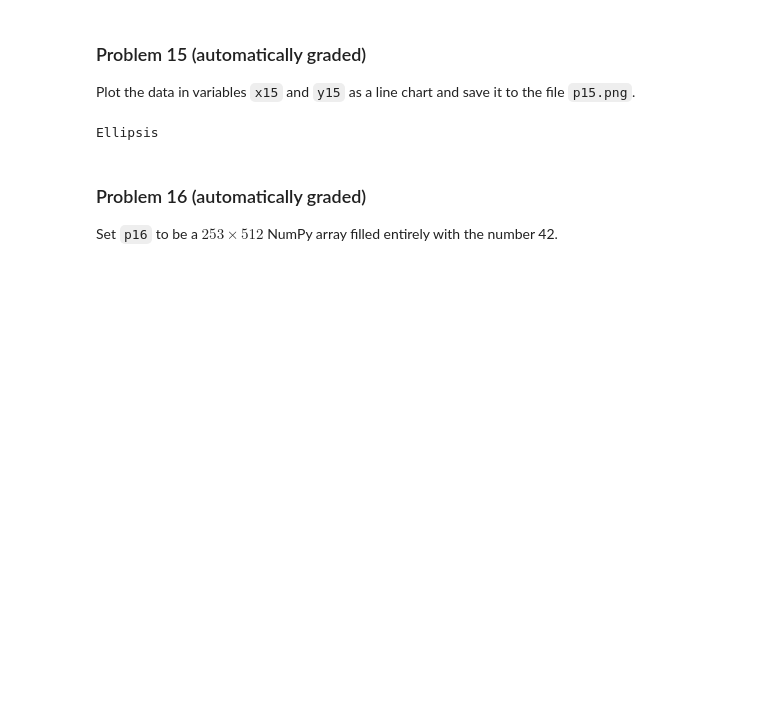
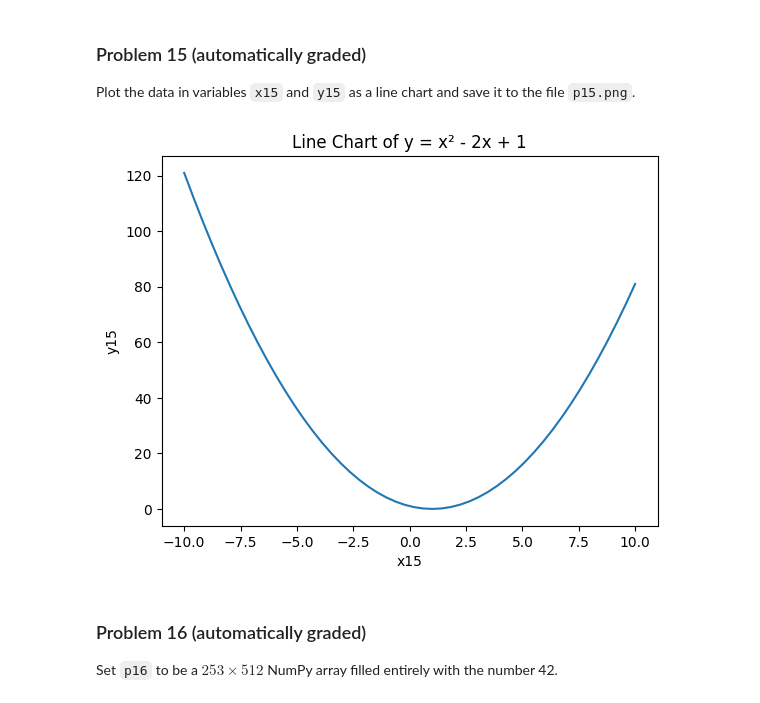
Before and after one commit to JCameronH/dx602-homework-10, a Jupyter notebook: homework.ipynb, the cells around one changed output. Saved outputs shown, nothing was run; the diff lists cells and outputs as text; code cells hidden in the pictures; blank space fills up the shorter version.

```diff
--- a/homework.ipynb
+++ b/homework.ipynb
@@ -387,12 +387,24 @@ Plot the data in variables `x15` and `y15` as a line chart and save it to the fi
 
 x15 = np.linspace(-10, 10)
 y15 = x15 ** 2 - 2 * x15 + 1
-# %%
-# YOUR CHANGES HERE
-
-...
-# %% [output]
-Ellipsis
+# %%
+# YOUR CHANGES HERE
+
+# Create the line plot
+plt.plot(x15, y15)
+
+# Add labels and title
+plt.xlabel("x15")
+plt.ylabel("y15")
+plt.title("Line Chart of y = x² - 2x + 1")
+
+# Save the plot to a file
+plt.savefig("p15.png")
+
+# Optional: display the plot
+plt.show()
+# %% [output]
+[figure, added]
 # %% [markdown]
 ### Problem 16 (automatically graded)
 
```
Also changed, not shown: 1 other file.
